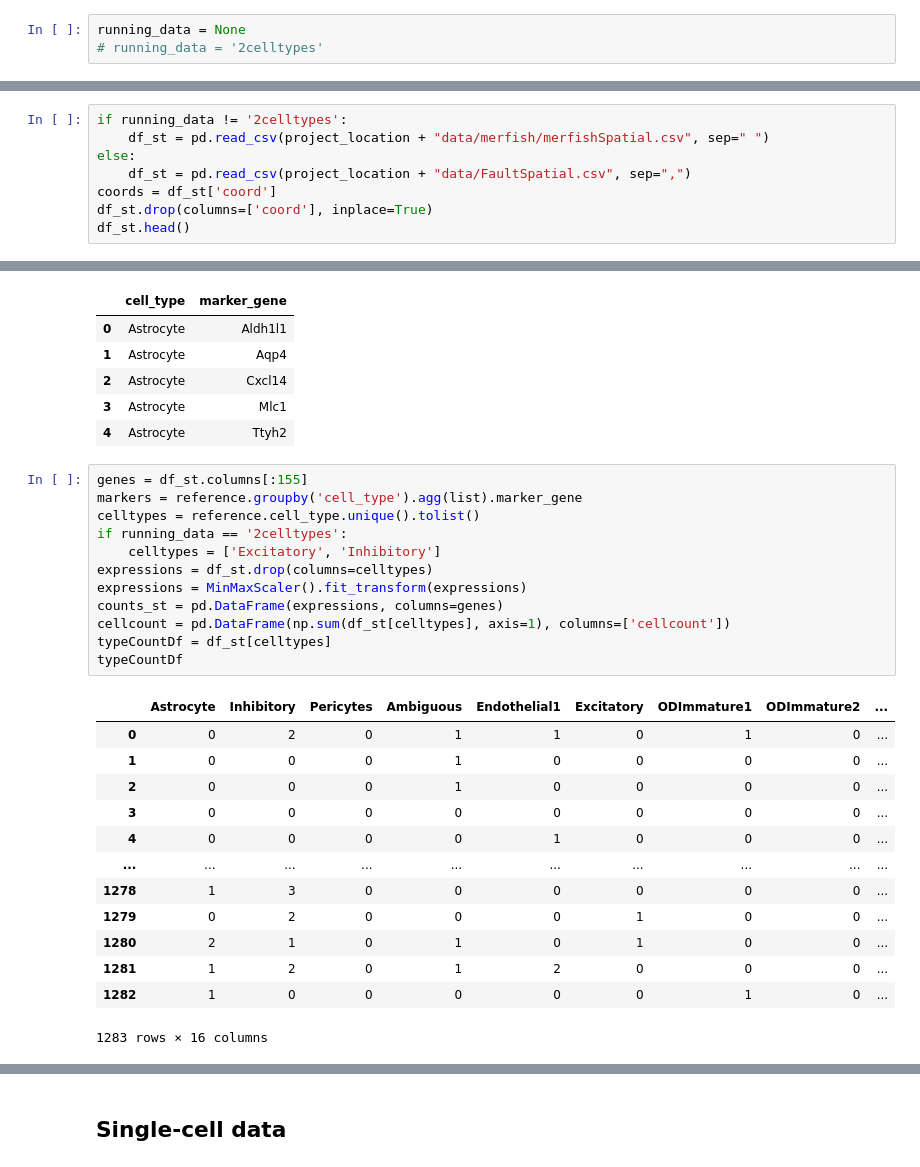
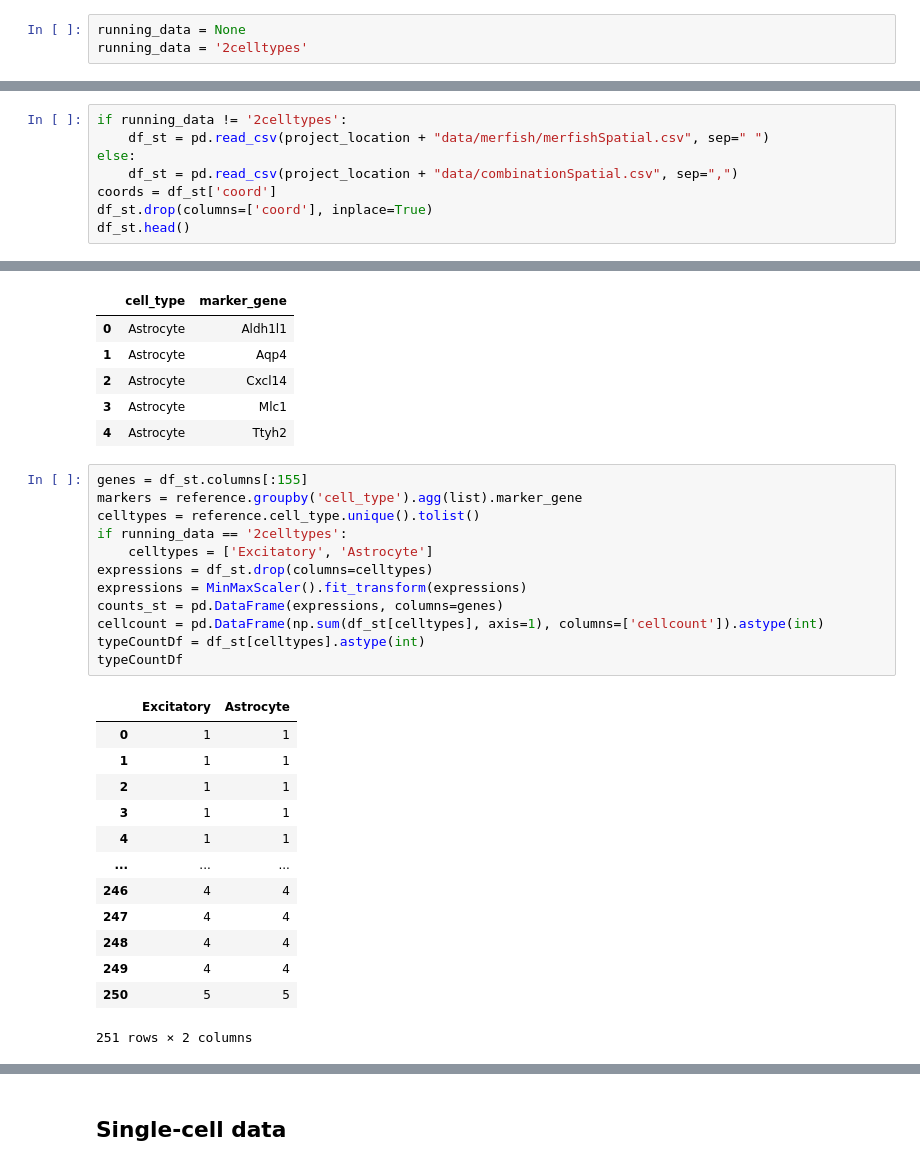
Before and after one commit to 3N4N/stloc, a Jupyter notebook: MERFISH_Tangram.ipynb, the cells around one changed output, grey strips where cells are left out. Cells and saved outputs as stored; diff of their text form.

```diff
--- a/MERFISH_Tangram.ipynb
+++ b/MERFISH_Tangram.ipynb
@@ -32,14 +35,14 @@ project_location = "e:/projects/stloc/"
 # Load data
 # %%
 running_data = None
-# running_data = '2celltypes'
+running_data = '2celltypes'
 # %% [markdown]
 ## Spatial data
 # %%
 if running_data != '2celltypes':
     df_st = pd.read_csv(project_location + "data/merfish/merfishSpatial.csv", sep=" ")
 else:
-    df_st = pd.read_csv(project_location + "data/FaultSpatial.csv", sep=",")
+    df_st = pd.read_csv(project_location + "data/combinationSpatial.csv", sep=",")
 coords = df_st['coord']
 df_st.drop(columns=['coord'], inplace=True)
 df_st.head()
@@ -68,29 +71,29 @@ reference.head()
 # %%
 genes = df_st.columns[:155]
 markers = reference.groupby('cell_type').agg(list).marker_gene
 celltypes = reference.cell_type.unique().tolist()
 if running_data == '2celltypes':
-    celltypes = ['Excitatory', 'Inhibitory']
+    celltypes = ['Excitatory', 'Astrocyte']
 expressions = df_st.drop(columns=celltypes)
 expressions = MinMaxScaler().fit_transform(expressions)
 counts_st = pd.DataFrame(expressions, columns=genes)
-cellcount = pd.DataFrame(np.sum(df_st[celltypes], axis=1), columns=['cellcount'])
-typeCountDf = df_st[celltypes]
+cellcount = pd.DataFrame(np.sum(df_st[celltypes], axis=1), columns=['cellcount']).astype(int)
+typeCountDf = df_st[celltypes].astype(int)
 typeCountDf
 # %% [output]
-|  | Astrocyte | Inhibitory | Pericytes | Ambiguous | Endothelial1 | Excitatory | ODImmature1 | ODImmature2 | ... |
-| 0 | 0 | 2 | 0 | 1 | 1 | 0 | 1 | 0 | ... |
-| 1 | 0 | 0 | 0 | 1 | 0 | 0 | 0 | 0 | ... |
-| 2 | 0 | 0 | 0 | 1 | 0 | 0 | 0 | 0 | ... |
-| 3 | 0 | 0 | 0 | 0 | 0 | 0 | 0 | 0 | ... |
-| 4 | 0 | 0 | 0 | 0 | 1 | 0 | 0 | 0 | ... |
-| ... | ... | ... | ... | ... | ... | ... | ... | ... | ... |
-| 1278 | 1 | 3 | 0 | 0 | 0 | 0 | 0 | 0 | ... |
-| 1279 | 0 | 2 | 0 | 0 | 0 | 1 | 0 | 0 | ... |
-| 1280 | 2 | 1 | 0 | 1 | 0 | 1 | 0 | 0 | ... |
-| 1281 | 1 | 2 | 0 | 1 | 2 | 0 | 0 | 0 | ... |
-| 1282 | 1 | 0 | 0 | 0 | 0 | 0 | 1 | 0 | ... |
+|  | Excitatory | Astrocyte |
+| 0 | 1 | 1 |
+| 1 | 1 | 1 |
+| 2 | 1 | 1 |
+| 3 | 1 | 1 |
+| 4 | 1 | 1 |
+| ... | ... | ... |
+| 246 | 4 | 4 |
+| 247 | 4 | 4 |
+| 248 | 4 | 4 |
+| 249 | 4 | 4 |
+| 250 | 5 | 5 |
-1283 rows × 16 columns
+251 rows × 2 columns
 # %%
 print(cellcount)
 zero = (cellcount==0).sum()
```
Also changed, not shown: parts of 25 cells of this notebook.
